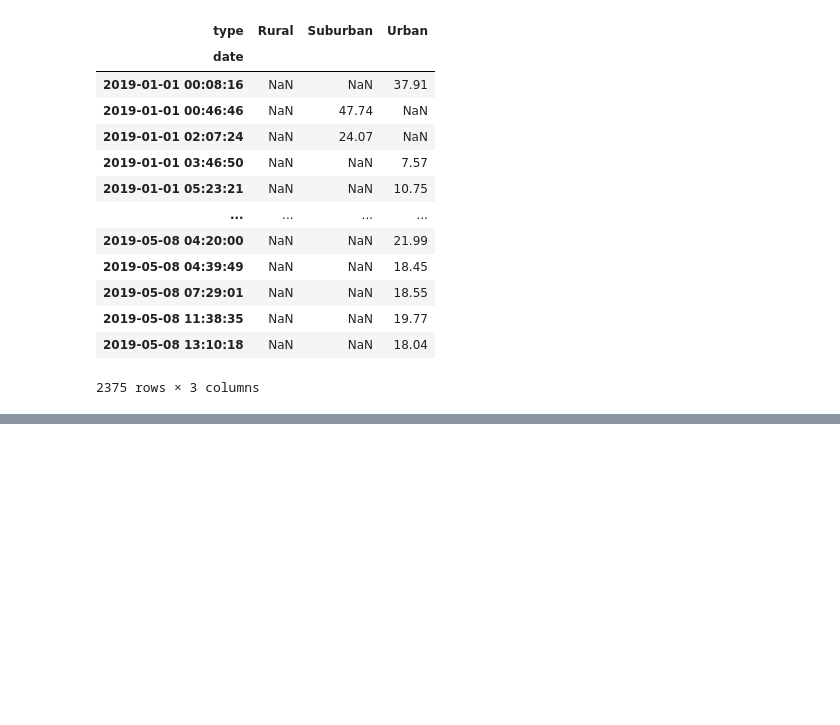
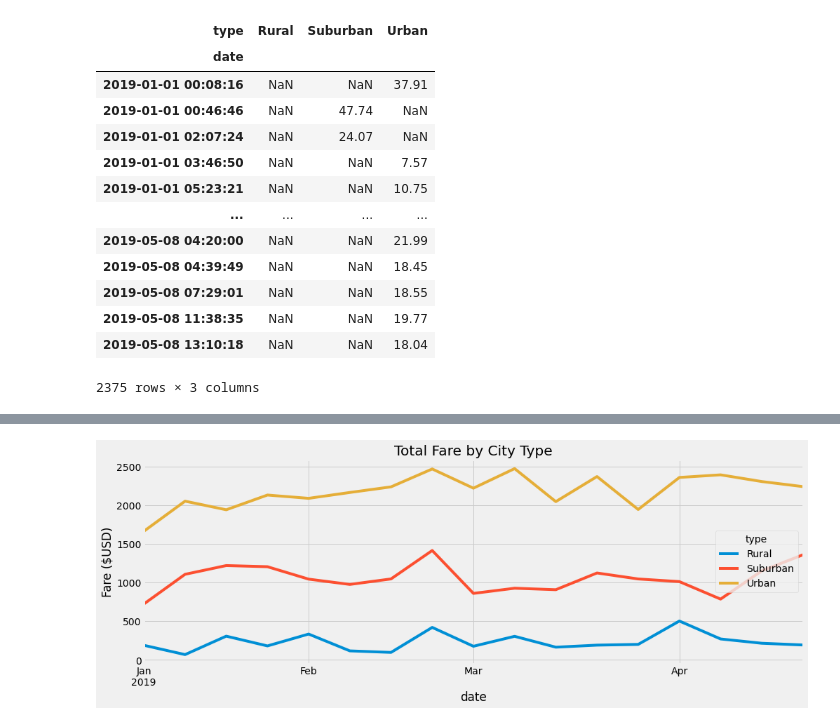
Before and after one commit to MauricioIQA/Module-5, a Jupyter notebook: PyBer_Challenge_starter_code.ipynb, the cells around one changed output, grey strips where cells are left out. Drawn from its saved outputs; the diff is of its cells as text; code cells hidden in the pictures; blank space fills up the shorter version.

```diff
--- a/PyBer_Challenge_starter_code.ipynb
+++ b/PyBer_Challenge_starter_code.ipynb
@@ -170,5 +170,6 @@ pivot_df
 2375 rows × 3 columns
 # %%
 # 5. Create a new DataFrame from the pivot table DataFrame using loc on the given dates, '2019-01-01':'2019-04-29'.
-pivot_df.loc['2019-01-01']
+pivot_2_df = pivot_df.loc['2019-01-01':'2019-04-29']
+pivot_2_df
 # %% [output]
@@ -176,5 +190,5 @@ KeyError: '2019-01-01'
 # %%
 # 6. Set the "date" index to datetime datatype. This is necessary to use the resample() method in Step 8.
-# df.index = pd.to_datetime(df.index)
+pivot_2_df.index = pd.to_datetime(pivot_2_df.index)
 # %%
 # 7. Check that the datatype for the index is datetime using df.info()
@@ -181,2 +207,4 @@ KeyError: '2019-01-01'
 # %%
 # 8. Create a new DataFrame using the "resample()" function by week 'W' and get the sum of the fares for each week.
+fares_per_week = pivot_2_df.resample("W").sum()
+fares_per_week
@@ -183,7 +231,13 @@ KeyError: '2019-01-01'
 # %%
 # 8. Using the object-oriented interface method, plot the resample DataFrame using the df.plot() function.
-
 # Import the style from Matplotlib.
 from matplotlib import style
 # Use the graph style fivethirtyeight.
+fares_per_week.plot(figsize=(15,5))
 style.use('fivethirtyeight')
+plt.title("Total Fare by City Type")
+plt.ylabel("Fare ($USD)")
+
+plt.savefig("Resources/PyBer_fare_summary.png")
+# %% [output]
+[figure, added]
```
Also changed, not shown: parts of 3 cells of this notebook, 1 other file.
